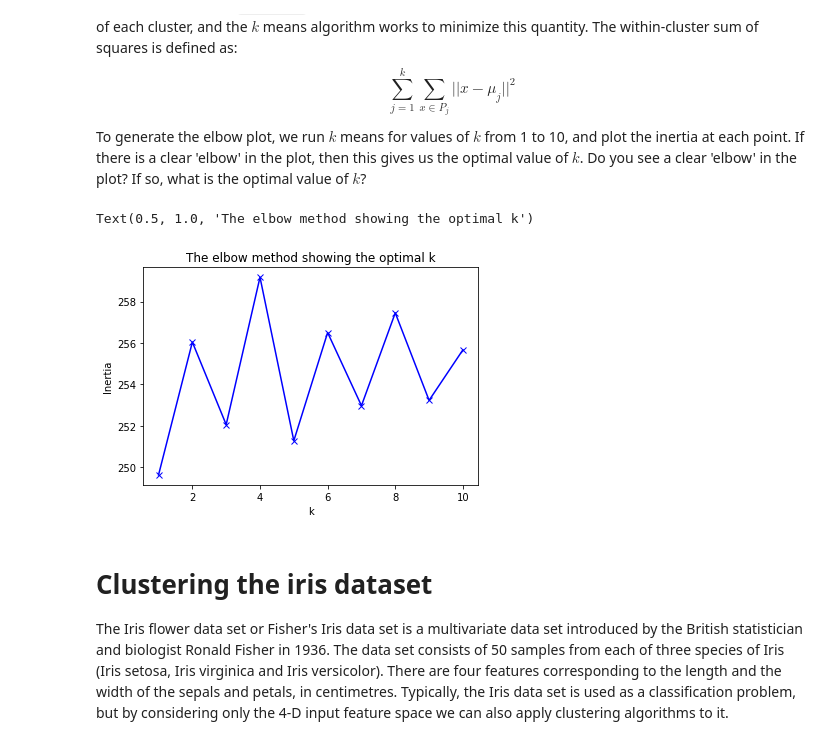
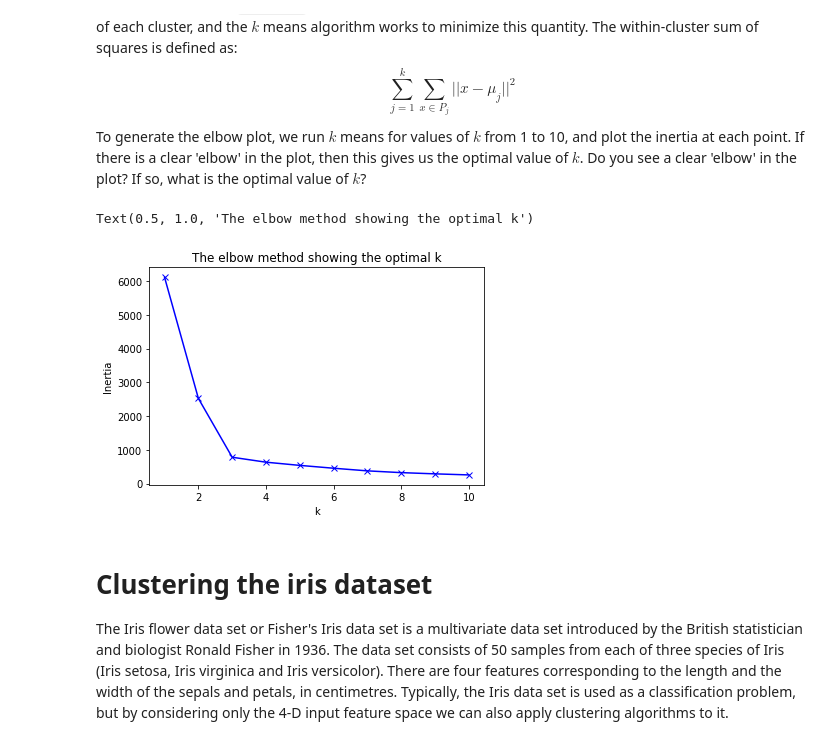
Before and after one commit to YifanWangCN/Introduction_to_artificial_intelligence, a Jupyter notebook: Week15/code/K-means clustering.ipynb, the cells around one changed output. Drawn from its saved outputs; the diff is of its cells as text; code cells hidden in the pictures.

```diff
--- a/Week15/code/K-means clustering.ipynb
+++ b/Week15/code/K-means clustering.ipynb
@@ -23,9 +23,4 @@ import random
 X, y = make_blobs(centers=3,n_samples=100, cluster_std=2, random_state=100)
 fig, ax = plt.subplots()
 ax.scatter(X[:,0], X[:,1])
-
-
-for idx, i in enumerate(random.sample(range(100), 3)):
-  # idx取值范围[0, k-1]，代表第几个聚类中心;  data[i]为随机选取的样本作为聚类中心
-  print(idx,i)
 # %% [output]
@@ -135,33 +128,33 @@ To generate the elbow plot, we run $k$ means for values of $k$ from 1 to 10, and
 # %%
 # Import KMeans from sklearn.cluster, 、
 # 该方法的目的是找到最合适的聚类K的值，其目的是比较不同K最终的损失函数有什么区别
 from sklearn.cluster import KMeans
 
 # Set up a variable to store the inertias
 inertias = []
 
 K = 10
 
 # Loop over values of k from 1 to 10
 for k in range(1, K+1):
     # Instantiate the KMeans class with k clusters
-    kmeans = KMeans(n_clusters=K)
+    kmeans = KMeans(n_clusters=k)
 
     # Fit the model to the data
     kmeans.fit(X)
 
     # Store the value of the inertia for this value of k
     inertias.append(kmeans.inertia_)
 
 # Plot the elbow
 plt.figure()
 plt.plot(range(1, K+1), inertias, 'bx-')
 plt.xlabel('k')
 plt.ylabel('Inertia')
 plt.title('The elbow method showing the optimal k')
 # %% [output]
 Text(0.5, 1.0, 'The elbow method showing the optimal k')
-[figure, old version]
+[figure, new version]
 # %% [markdown]
 # Clustering the iris dataset
 The Iris flower data set or Fisher's Iris data set is a multivariate data set introduced by the British statistician and biologist Ronald Fisher in 1936. The data set consists of 50 samples from each of three species of Iris (Iris setosa, Iris virginica and Iris versicolor). There are four features corresponding to the length and the width of the sepals and petals, in centimetres. Typically, the Iris data set is used as a classification problem, but by considering only the 4-D input feature space we can also apply clustering algorithms to it.
```
Also changed, not shown: parts of 3 cells of this notebook.
